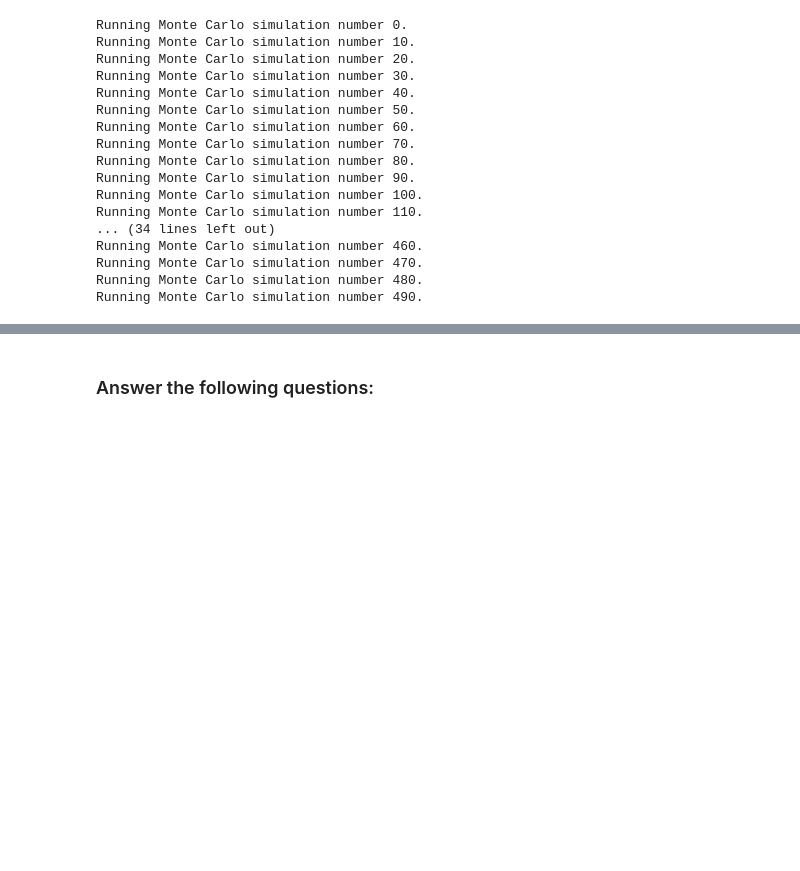
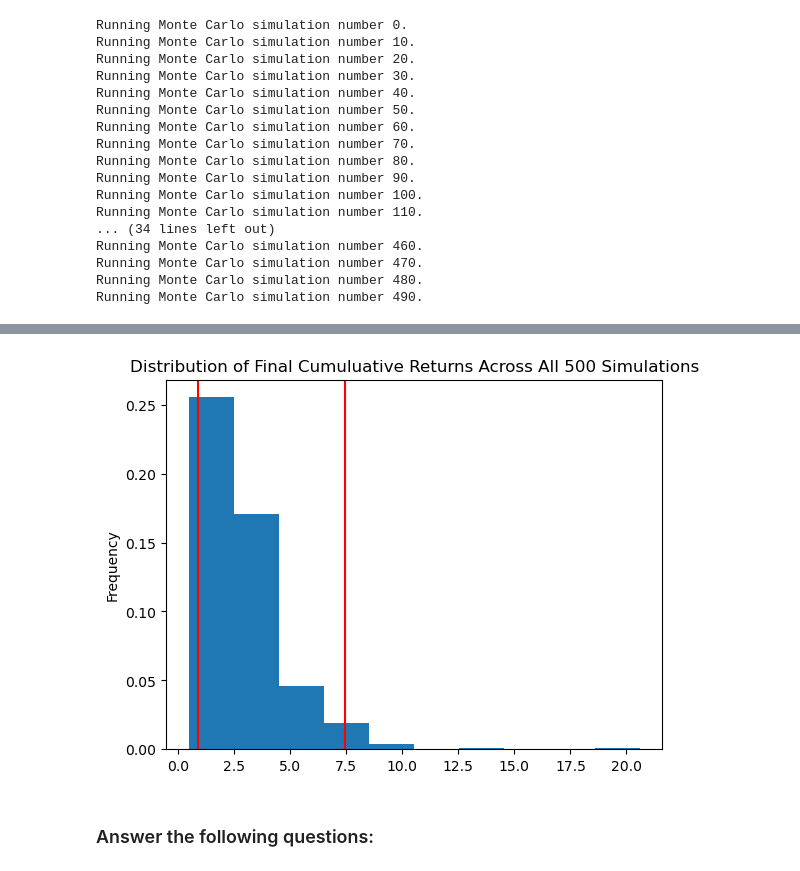
Before and after one commit to djohnst914/Evaluate_Financial_Health_Tool, a Jupyter notebook: financial_planning_tools.ipynb, the cells around one changed output, grey strips where cells are left out. Cells and saved outputs as stored; diff of their text form; code cells hidden in the pictures; blank space fills up the shorter version.

```diff
--- a/financial_planning_tools.ipynb
+++ b/financial_planning_tools.ipynb
@@ -656,4 +661,6 @@ Running Monte Carlo simulation number 490.
 # %%
 # Visualize the probability distribution of the 10-year Monte Carlo simulation
 # by plotting a histogram
-# YOUR CODE HERE
+MC_10_sim_dist_plot = MC_10_year.plot_distribution()
+# %% [output]
+[figure, added]
```
Also changed, not shown: parts of 3 cells of this notebook.
